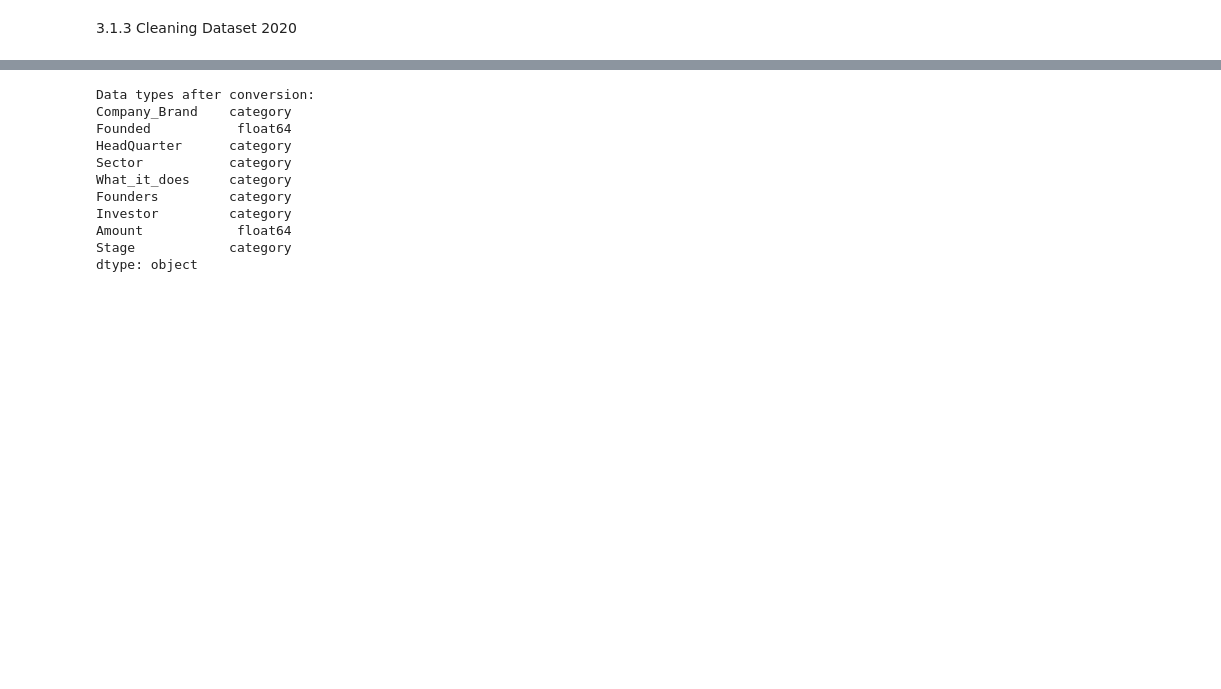
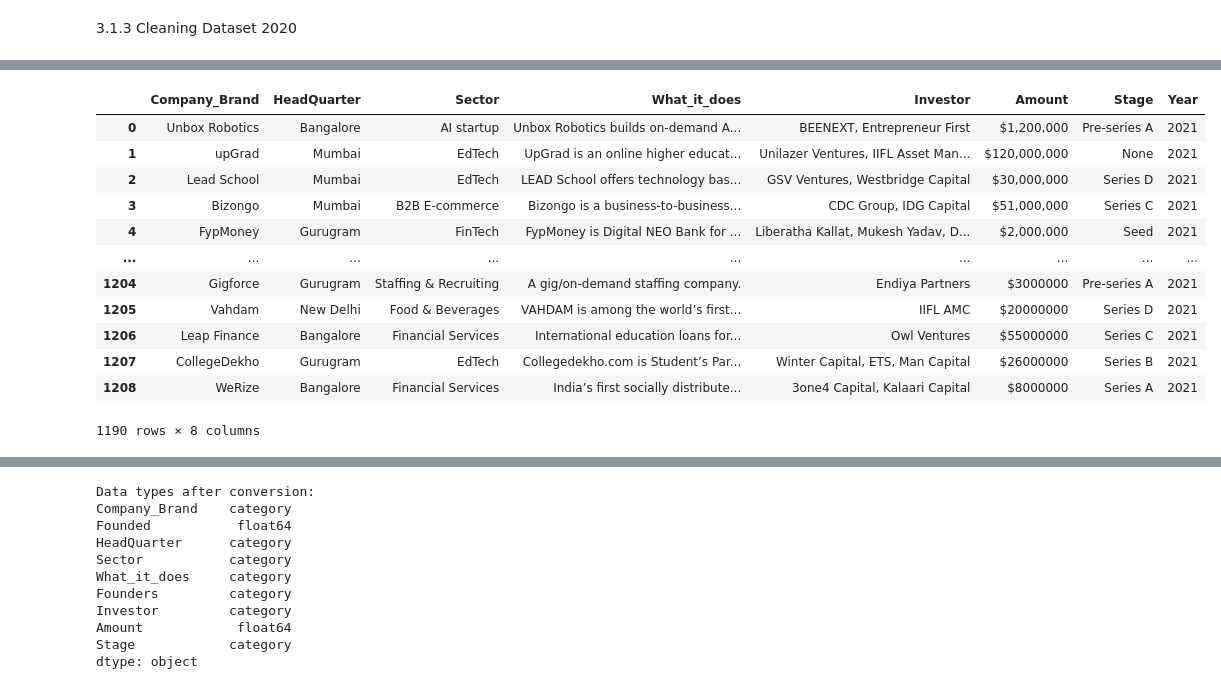
Before and after one commit to BamBamOguns/CA_First_Project_LP1, a Jupyter notebook: Notebooks/main.ipynb, the cells around one changed output, grey strips where cells are left out. Saved outputs shown, nothing was run; the diff lists cells and outputs as text; code cells hidden in the pictures; blank space fills up the shorter version.

```diff
--- a/Notebooks/main.ipynb
+++ b/Notebooks/main.ipynb
@@ -1097,0 +1322,6 @@ For the percentages with tens and hundreds values (Investor, Amount and Stage),
+# %%
+# Querying the Database to determine the tables we are to use for analysis
+query1 = "Select * from dbo.LP1_startup_funding2021"
+
+data_2021 = pd.read_sql(query1, connection)
+data_2021
@@ -1097,0 +1393,24 @@ For the percentages with tens and hundreds values (Investor, Amount and Stage),
+# %%
+# Dropping duplicated rows
+data_2021.drop_duplicates(inplace = True)
+# %%
+# Dropping 'Founded' and 'Founders' columns since they are not needed in my analysis but I would keep the 'Investor' column
+data_2021.drop(['Founded', 'Founders'], axis = 1, inplace = True)
+# %%
+# Add a Year column for easy identification of Year 2021 data info
+data_2021['Year'] = 2021
+data_2021
+# %% [output]
+|  | Company_Brand | HeadQuarter | Sector | What_it_does | Investor | Amount | Stage | Year |
+| 0 | Unbox Robotics | Bangalore | AI startup | Unbox Robotics builds on-demand A... | BEENEXT, Entrepreneur First | $1,200,000 | Pre-series A | 2021 |
+| 1 | upGrad | Mumbai | EdTech | UpGrad is an online higher educat... | Unilazer Ventures, IIFL Asset Man... | $120,000,000 | None | 2021 |
+| 2 | Lead School | Mumbai | EdTech | LEAD School offers technology bas... | GSV Ventures, Westbridge Capital | $30,000,000 | Series D | 2021 |
+| 3 | Bizongo | Mumbai | B2B E-commerce | Bizongo is a business-to-business... | CDC Group, IDG Capital | $51,000,000 | Series C | 2021 |
+| 4 | FypMoney | Gurugram | FinTech | FypMoney is Digital NEO Bank for ... | Liberatha Kallat, Mukesh Yadav, D... | $2,000,000 | Seed | 2021 |
+| ... | ... | ... | ... | ... | ... | ... | ... | ... |
+| 1204 | Gigforce | Gurugram | Staffing & Recruiting | A gig/on-demand staffing company. | Endiya Partners | $3000000 | Pre-series A | 2021 |
+| 1205 | Vahdam | New Delhi | Food & Beverages | VAHDAM is among the world’s first... | IIFL AMC | $20000000 | Series D | 2021 |
+| 1206 | Leap Finance | Bangalore | Financial Services | International education loans for... | Owl Ventures | $55000000 | Series C | 2021 |
+| 1207 | CollegeDekho | Gurugram | EdTech | Collegedekho.com is Student’s Par... | Winter Capital, ETS, Man Capital | $26000000 | Series B | 2021 |
+| 1208 | WeRize | Bangalore | Financial Services | India’s first socially distribute... | 3one4 Capital, Kalaari Capital | $8000000 | Series A | 2021 |
+1190 rows × 8 columns
```
Also changed, not shown: parts of 127 cells of this notebook.
